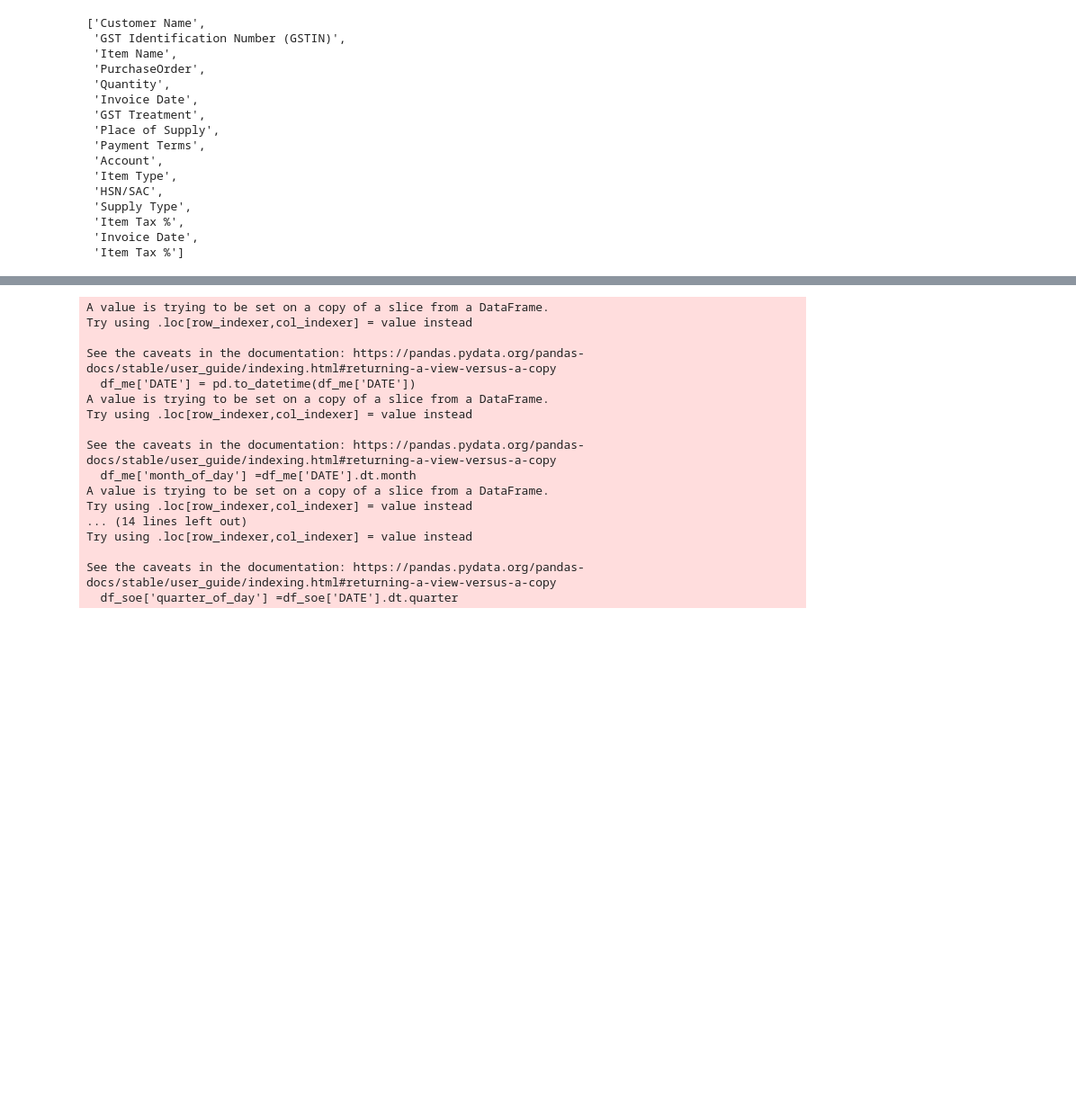
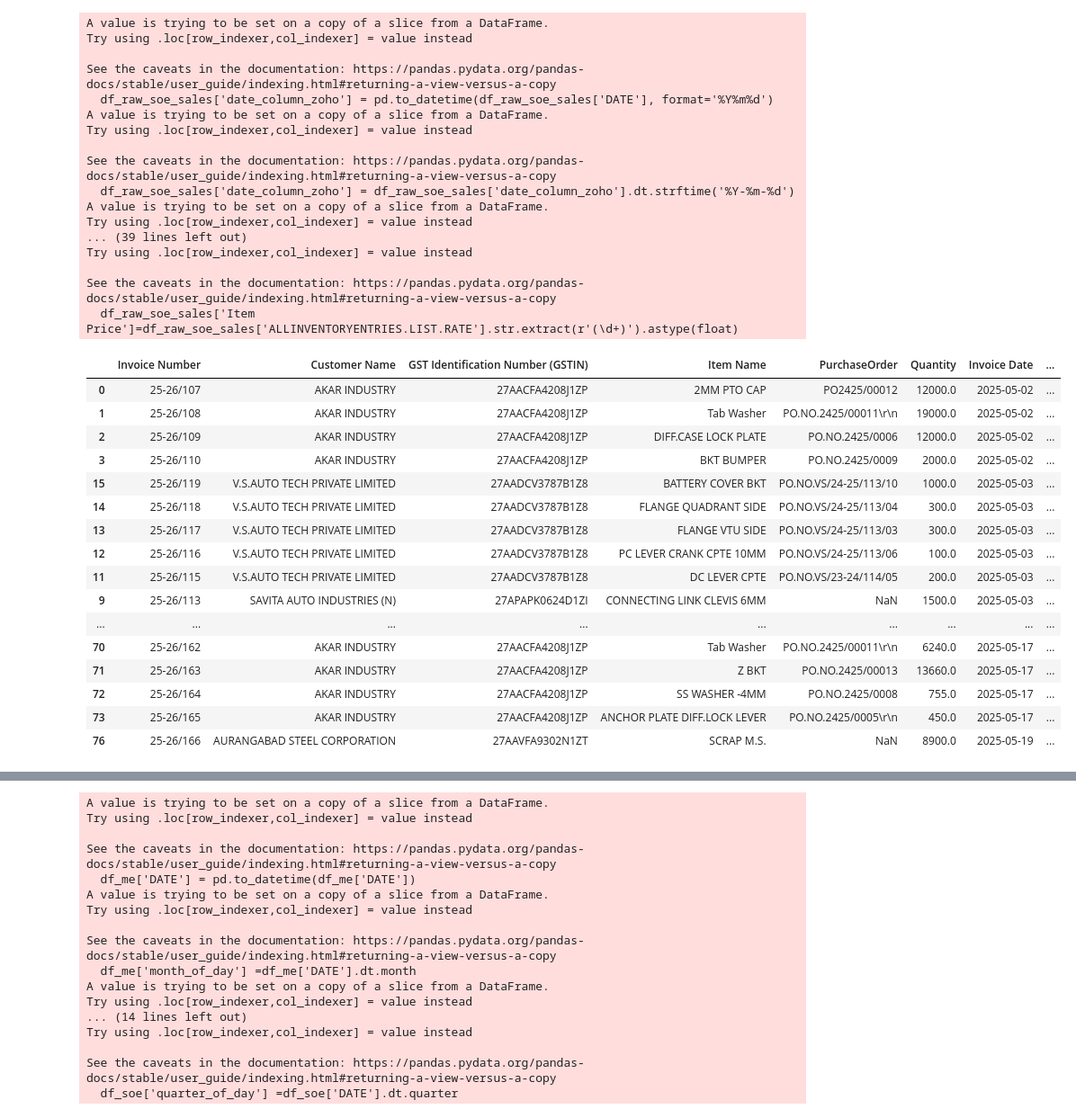
Before and after one commit to omkar-salunke/accounts, a Jupyter notebook: both_tally_daybook.ipynb, the cells around one changed output, grey strips where cells are left out. Shown at 90% size. Saved outputs shown, nothing was run; the diff lists cells and outputs as text; code cells hidden in the pictures; blank space fills up the shorter version.

```diff
--- a/both_tally_daybook.ipynb
+++ b/both_tally_daybook.ipynb
@@ -263,39 +316,60 @@ shutil.copy(temp_path, file_path)
 # %%
 df_raw_soe_sales['date_column_zoho'] = pd.to_datetime(df_raw_soe_sales['DATE'], format='%Y%m%d')
 df_raw_soe_sales['date_column_zoho'] = df_raw_soe_sales['date_column_zoho'].dt.strftime('%Y-%m-%d')
 df_raw_soe_sales['GST Treatment']="business_gst"
 df_raw_soe_sales["Place of Supply"] = "MH"
 df_raw_soe_sales["Payment Terms"] = 45
 df_raw_soe_sales["Account"] = "Sales"
 df_raw_soe_sales["Item Type"] = "goods"
 df_raw_soe_sales["HSN/SAC"] = "87081010"
 df_raw_soe_sales["Supply Type"] = "Taxable"
 
+df_raw_soe_sales['Item Tax Type'] = "ItemAmount"
 df_raw_soe_sales['tax_perc'] = df_raw_soe_sales['CLASSNAME'].str.extract(r'(\d+)').astype(int)
 
-df_raw_soe_sales = df_raw_soe_sales.rename(columns = {"VOUCHERNUMBER":"Invoice Number","date_column_zoho":"Invoice Date","PARTYGSTIN":"GST Identification Number (GSTIN)","INVOICEORDERLIST.LIST.BASICPURCHASEORDERNO":"PurchaseOrder",
+df_raw_soe_sales['Item Price']=df_raw_soe_sales['ALLINVENTORYENTRIES.LIST.RATE'].str.extract(r'(\d+)').astype(float)
+
+df_raw_soe_sales_rename = df_raw_soe_sales.rename(columns = {"VOUCHERNUMBER":"Invoice Number","date_column_zoho":"Invoice Date","PARTYGSTIN":"GST Identification Number (GSTIN)","INVOICEORDERLIST.LIST.BASICPURCHASEORDERNO":"PurchaseOrder",
                                    "tax_perc":"Item Tax %","ALLINVENTORYENTRIES.LIST.STOCKITEMNAME":"Item Name","act_qty":"Quantity",
                                    "PARTYLEDGERNAME":"Customer Name"})
 req_columns = []
-for xl in list(df_raw_soe_sales.columns):
+for xl in list(df_raw_soe_sales_rename.columns):
   if xl in zoho_col_list:
     req_columns.append(xl)
-req_columns
+df_raw_soe_sales_rename[req_columns]
 # %% [output]
-['Customer Name',
- 'GST Identification Number (GSTIN)',
- 'Item Name',
- 'PurchaseOrder',
- 'Quantity',
- 'Invoice Date',
- 'GST Treatment',
- 'Place of Supply',
- 'Payment Terms',
- 'Account',
- 'Item Type',
- 'HSN/SAC',
- 'Supply Type',
- 'Item Tax %',
- 'Invoice Date',
- 'Item Tax %']
+A value is trying to be set on a copy of a slice from a DataFrame.
+Try using .loc[row_indexer,col_indexer] = value instead
+
+See the caveats in the documentation: https://pandas.pydata.org/pandas-docs/stable/user_guide/indexing.html#returning-a-view-versus-a-copy
+  df_raw_soe_sales['date_column_zoho'] = pd.to_datetime(df_raw_soe_sales['DATE'], format='%Y%m%d')
+A value is trying to be set on a copy of a slice from a DataFrame.
+Try using .loc[row_indexer,col_indexer] = value instead
+
+See the caveats in the documentation: https://pandas.pydata.org/pandas-docs/stable/user_guide/indexing.html#returning-a-view-versus-a-copy
+  df_raw_soe_sales['date_column_zoho'] = df_raw_soe_sales['date_column_zoho'].dt.strftime('%Y-%m-%d')
+A value is trying to be set on a copy of a slice from a DataFrame.
+Try using .loc[row_indexer,col_indexer] = value instead
+... (39 lines left out)
+Try using .loc[row_indexer,col_indexer] = value instead
+
+See the caveats in the documentation: https://pandas.pydata.org/pandas-docs/stable/user_guide/indexing.html#returning-a-view-versus-a-copy
+  df_raw_soe_sales['Item Price']=df_raw_soe_sales['ALLINVENTORYENTRIES.LIST.RATE'].str.extract(r'(\d+)').astype(float)
+|  | Invoice Number | Customer Name | GST Identification Number (GSTIN) | Item Name | PurchaseOrder | Quantity | Invoice Date | ... |
+| 0 | 25-26/107 | AKAR INDUSTRY | 27AACFA4208J1ZP | 2MM PTO CAP | PO2425/00012 | 12000.0 | 2025-05-02 | ... |
+| 1 | 25-26/108 | AKAR INDUSTRY | 27AACFA4208J1ZP | Tab Washer | PO.NO.2425/00011\r\n | 19000.0 | 2025-05-02 | ... |
+| 2 | 25-26/109 | AKAR INDUSTRY | 27AACFA4208J1ZP | DIFF.CASE LOCK PLATE | PO.NO.2425/0006 | 12000.0 | 2025-05-02 | ... |
+| 3 | 25-26/110 | AKAR INDUSTRY | 27AACFA4208J1ZP | BKT BUMPER | PO.NO.2425/0009 | 2000.0 | 2025-05-02 | ... |
+| 15 | 25-26/119 | V.S.AUTO TECH PRIVATE LIMITED | 27AADCV3787B1Z8 | BATTERY COVER BKT | PO.NO.VS/24-25/113/10 | 1000.0 | 2025-05-03 | ... |
+| 14 | 25-26/118 | V.S.AUTO TECH PRIVATE LIMITED | 27AADCV3787B1Z8 | FLANGE QUADRANT SIDE | PO.NO.VS/24-25/113/04 | 300.0 | 2025-05-03 | ... |
+| 13 | 25-26/117 | V.S.AUTO TECH PRIVATE LIMITED | 27AADCV3787B1Z8 | FLANGE VTU SIDE | PO.NO.VS/24-25/113/03 | 300.0 | 2025-05-03 | ... |
+| 12 | 25-26/116 | V.S.AUTO TECH PRIVATE LIMITED | 27AADCV3787B1Z8 | PC LEVER CRANK CPTE 10MM | PO.NO.VS/24-25/113/06 | 100.0 | 2025-05-03 | ... |
+| 11 | 25-26/115 | V.S.AUTO TECH PRIVATE LIMITED | 27AADCV3787B1Z8 | DC LEVER CPTE | PO.NO.VS/23-24/114/05 | 200.0 | 2025-05-03 | ... |
+| 9 | 25-26/113 | SAVITA AUTO INDUSTRIES (N) | 27APAPK0624D1ZI | CONNECTING LINK CLEVIS 6MM | NaN | 1500.0 | 2025-05-03 | ... |
+| ... | ... | ... | ... | ... | ... | ... | ... | ... |
+| 70 | 25-26/162 | AKAR INDUSTRY | 27AACFA4208J1ZP | Tab Washer | PO.NO.2425/00011\r\n | 6240.0 | 2025-05-17 | ... |
+| 71 | 25-26/163 | AKAR INDUSTRY | 27AACFA4208J1ZP | Z BKT | PO.NO.2425/00013 | 13660.0 | 2025-05-17 | ... |
+| 72 | 25-26/164 | AKAR INDUSTRY | 27AACFA4208J1ZP | SS WASHER -4MM | PO.NO.2425/0008 | 755.0 | 2025-05-17 | ... |
+| 73 | 25-26/165 | AKAR INDUSTRY | 27AACFA4208J1ZP | ANCHOR PLATE DIFF.LOCK LEVER | PO.NO.2425/0005\r\n | 450.0 | 2025-05-17 | ... |
+| 76 | 25-26/166 | AURANGABAD STEEL CORPORATION | 27AAVFA9302N1ZT | SCRAP M.S. | NaN | 8900.0 | 2025-05-19 | ... |
 # %%
```
Also changed, not shown: parts of 7 cells of this notebook.
